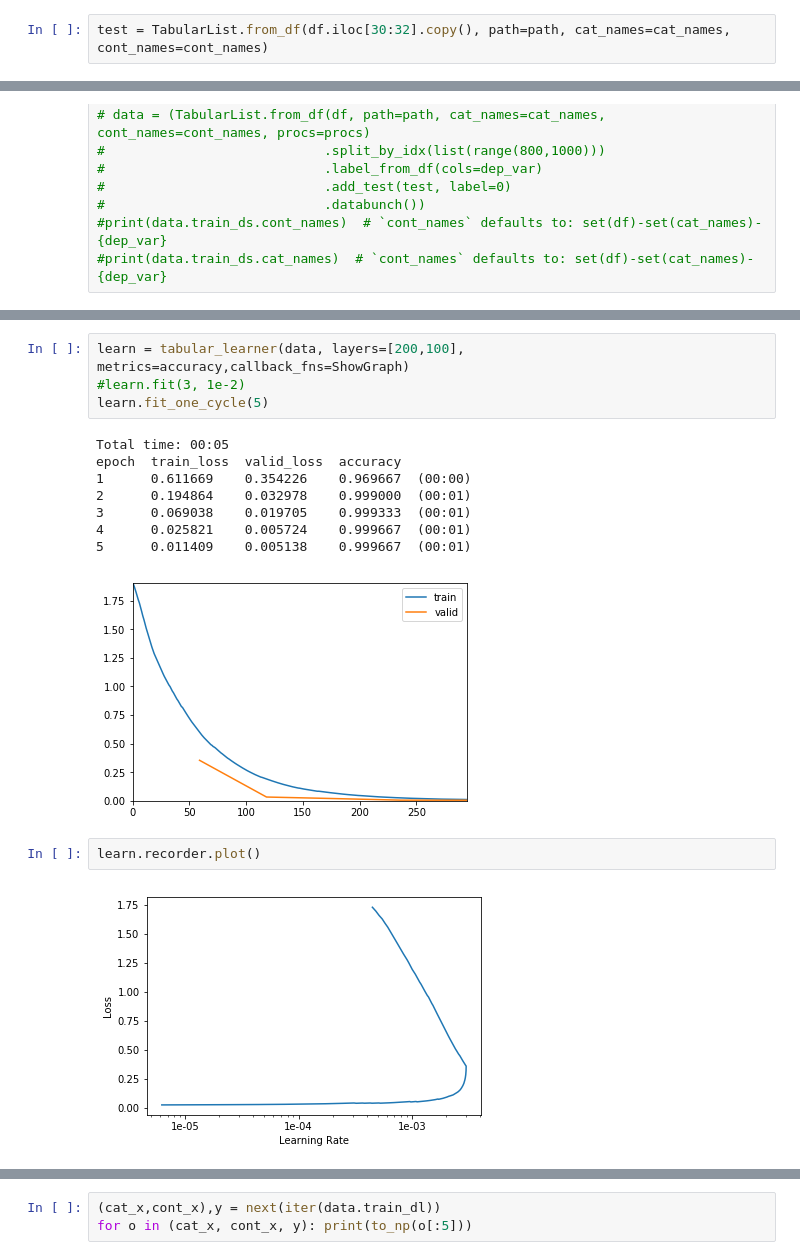
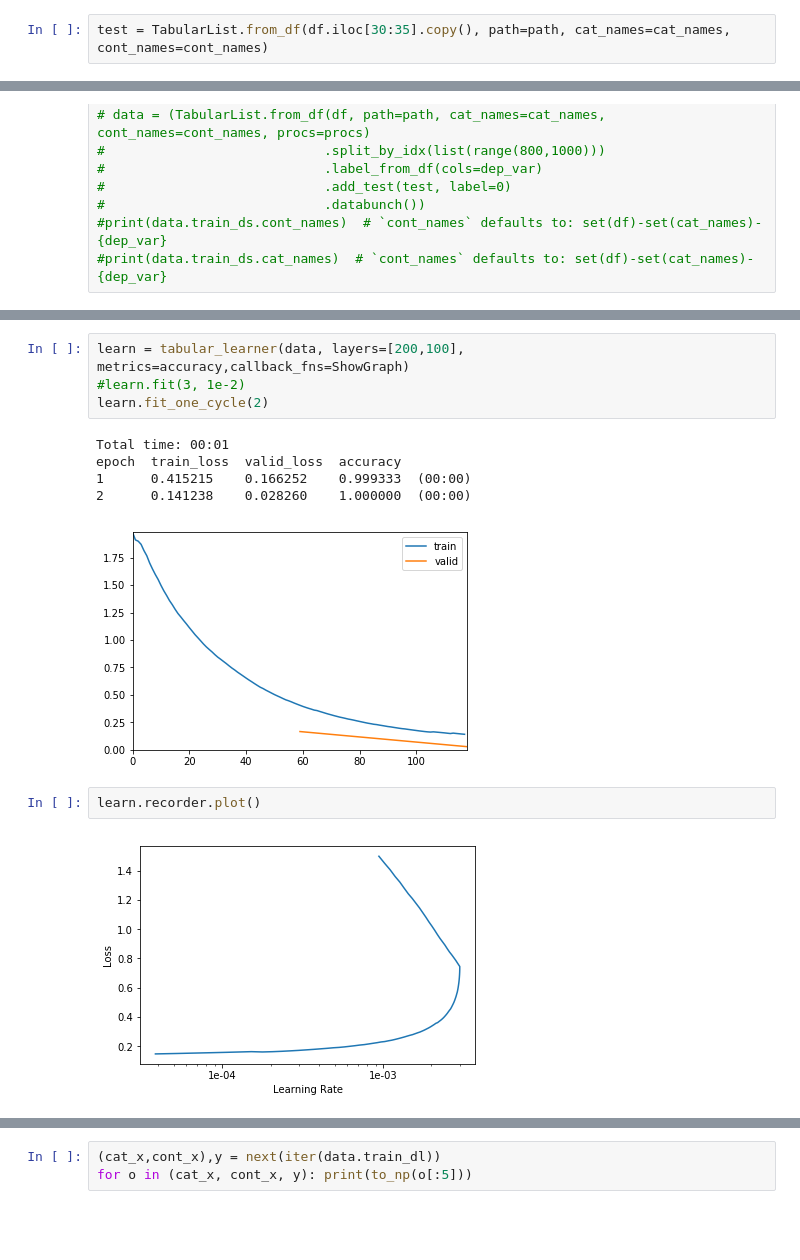
Before and after one commit to k3larra/interactiveML, a Jupyter notebook: Seminar_3/Tabtest.ipynb, the cells around one changed output, grey strips where cells are left out. Drawn from its saved outputs; the diff is of its cells as text; blank space fills up the shorter version.

```diff
--- a/Seminar_3/Tabtest.ipynb
+++ b/Seminar_3/Tabtest.ipynb
@@ -17,7 +17,7 @@ print(valid_idx)
 # %% [output]
 range(3759, 6759)
 # %%
-test = TabularList.from_df(df.iloc[30:32].copy(), path=path, cat_names=cat_names, cont_names=cont_names)
+test = TabularList.from_df(df.iloc[30:35].copy(), path=path, cat_names=cat_names, cont_names=cont_names)
 # %%
 #test = TabularList.from_df(df.iloc[800:1000].copy(), path=path, cat_names=cat_names, cont_names=cont_names)
 #data = TabularDataBunch.from_df(path, df, dep_var, valid_idx=valid_idx, procs=procs, cat_names=cat_names)
@@ -45,17 +38,14 @@ data.
 # %%
 learn = tabular_learner(data, layers=[200,100], metrics=accuracy,callback_fns=ShowGraph)
 #learn.fit(3, 1e-2)
-learn.fit_one_cycle(5)
+learn.fit_one_cycle(2)
 # %% [output]
-Total time: 00:05
+Total time: 00:01
 epoch  train_loss  valid_loss  accuracy
-1      0.611669    0.354226    0.969667  (00:00)
-2      0.194864    0.032978    0.999000  (00:01)
-3      0.069038    0.019705    0.999333  (00:01)
-4      0.025821    0.005724    0.999667  (00:01)
-5      0.011409    0.005138    0.999667  (00:01)
+1      0.415215    0.166252    0.999333  (00:00)
+2      0.141238    0.028260    1.000000  (00:00)
-[figure, old version]
+[figure, new version]
 # %%
 learn.recorder.plot()
 # %% [output]
-[figure, old version]
+[figure, new version]
```
Also changed, not shown: parts of 16 cells of this notebook, 1 other file.
